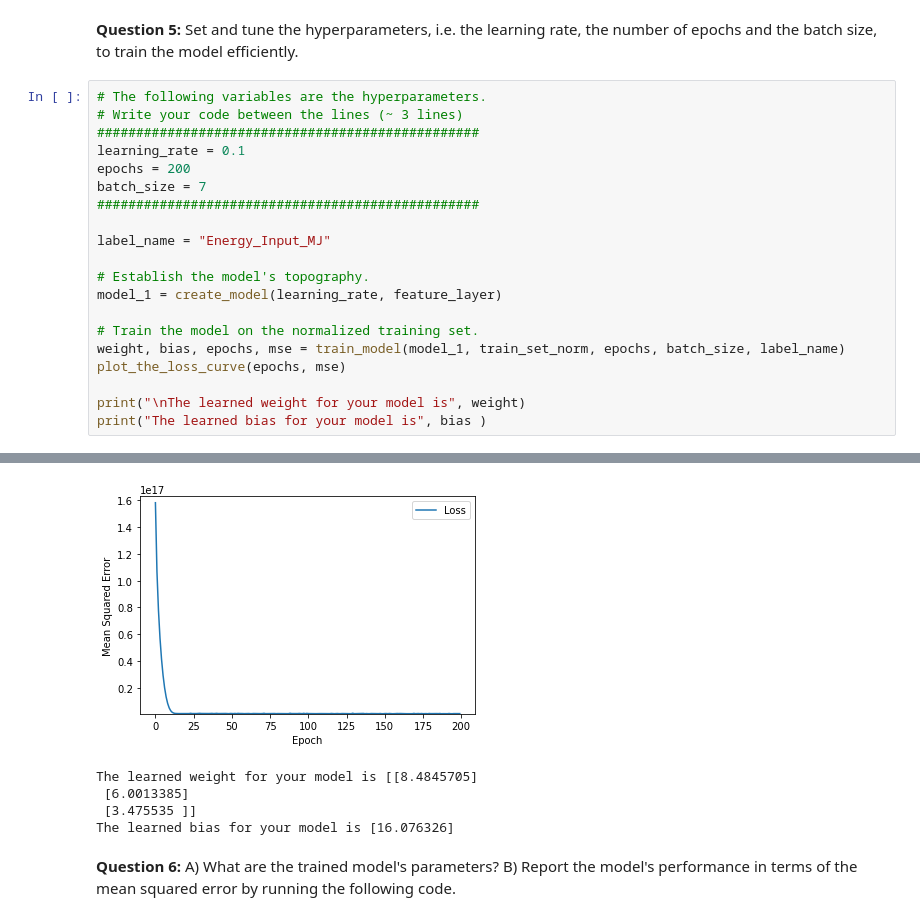
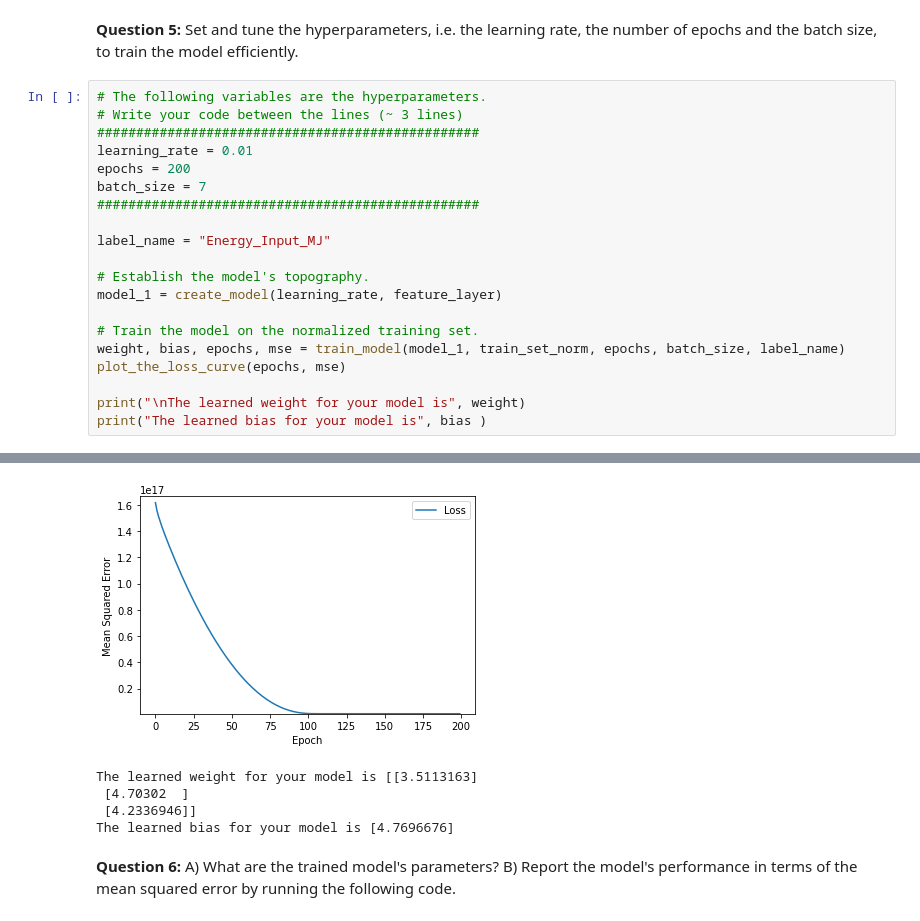
Before and after one commit to kevalane/et1550, a Jupyter notebook: proj1/project1.ipynb, the cells around one changed output, grey strips where cells are left out. Drawn from its saved outputs; the diff is of its cells as text.

```diff
--- a/proj1/Project1_Multivariate_Linear_Regression.ipynb
+++ b/proj1/project1.ipynb
@@ -248,7 +248,7 @@ The following code invokes the defined functions to train the linear regression
 # The following variables are the hyperparameters.
 # Write your code between the lines (~ 3 lines)
 #################################################
-learning_rate = 0.1
+learning_rate = 0.01
 epochs = 200
 batch_size = 7
 #################################################
@@ -285,8 +285,8 @@ Epoch 200/200
-[figure, old version]
+[figure, new version]
-The learned weight for your model is [[8.4845705]
- [6.0013385]
- [3.475535 ]]
-The learned bias for your model is [16.076326]
+The learned weight for your model is [[3.5113163]
+ [4.70302  ]
+ [4.2336946]]
+The learned bias for your model is [4.7696676]
 # %% [markdown]
 **Question 6:** A) What are the trained model's parameters? B) Report the model's performance in terms of the mean squared error by running the following code.
 # %% [markdown]
```
Also changed, not shown: parts of 7 cells of this notebook.
